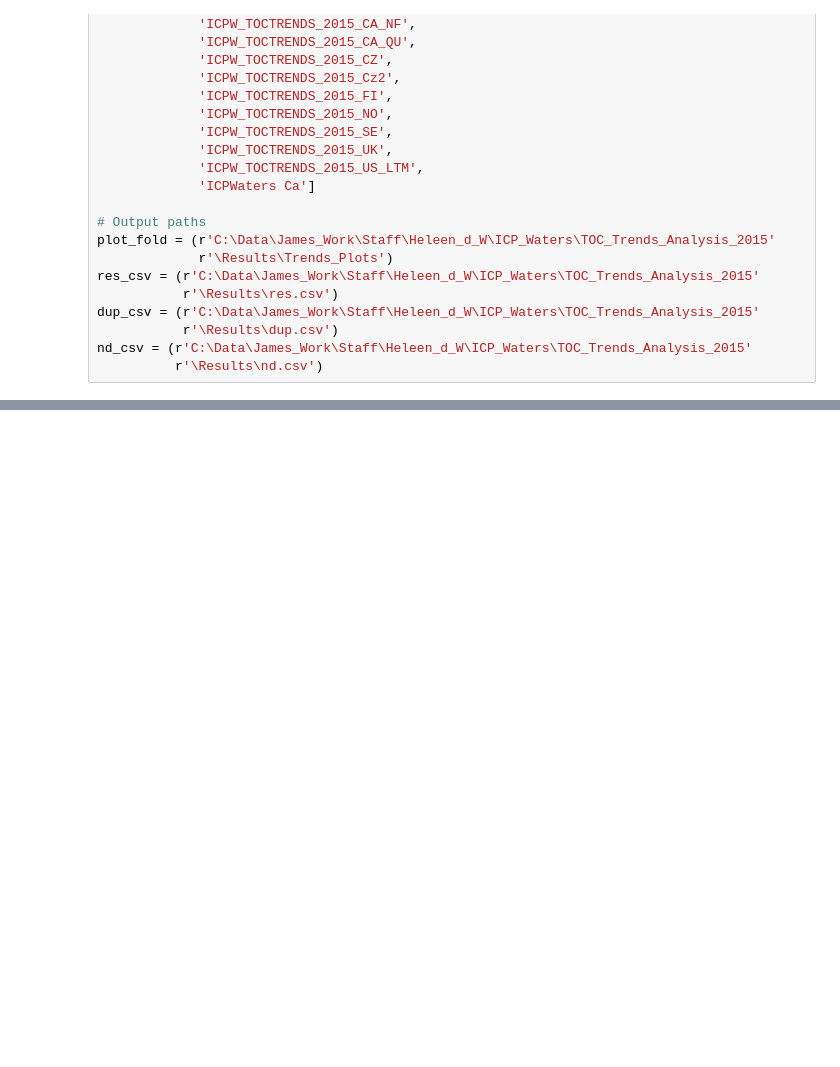
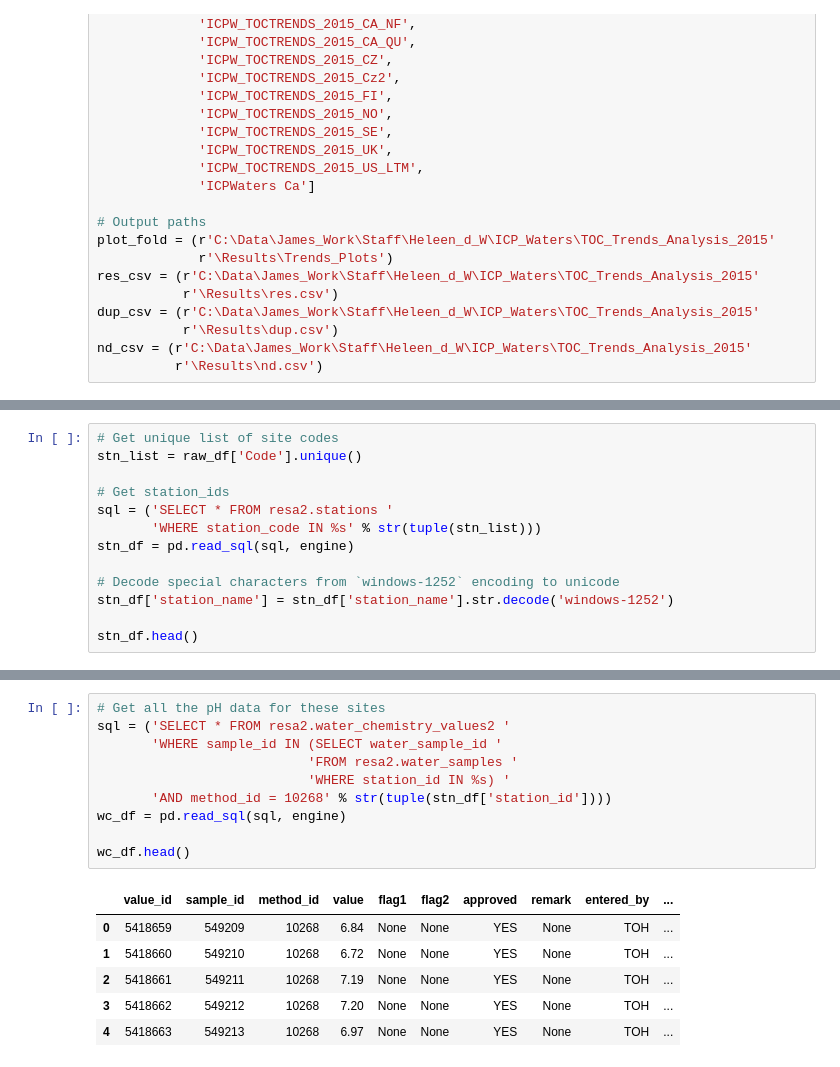
Before and after one commit to JamesSample/icpw, a Jupyter notebook: toc_trends_oct_2016.ipynb, the cells around one changed output, grey strips where cells are left out. Cells and saved outputs as stored; diff of their text form; blank space fills up the shorter version.

```diff
--- a/toc_trends_oct_2016.ipynb
+++ b/toc_trends_oct_2016.ipynb
@@ -583,0 +621,13 @@ The code seems to be working correctly, but I still have concerns about some of
+# %%
+# Get unique list of site codes
+stn_list = raw_df['Code'].unique()
+
+# Get station_ids
+sql = ('SELECT * FROM resa2.stations '
+       'WHERE station_code IN %s' % str(tuple(stn_list)))
+stn_df = pd.read_sql(sql, engine)
+
+# Decode special characters from `windows-1252` encoding to unicode
+stn_df['station_name'] = stn_df['station_name'].str.decode('windows-1252')
+
+stn_df.head()
@@ -583,0 +656,17 @@ The code seems to be working correctly, but I still have concerns about some of
+# %%
+# Get all the pH data for these sites
+sql = ('SELECT * FROM resa2.water_chemistry_values2 '
+       'WHERE sample_id IN (SELECT water_sample_id '
+                           'FROM resa2.water_samples '
+                           'WHERE station_id IN %s) '
+       'AND method_id = 10268' % str(tuple(stn_df['station_id'])))
+wc_df = pd.read_sql(sql, engine)
+
+wc_df.head()
+# %% [output]
+|  | value_id | sample_id | method_id | value | flag1 | flag2 | approved | remark | entered_by | ... |
+| 0 | 5418659 | 549209 | 10268 | 6.84 | None | None | YES | None | TOH | ... |
+| 1 | 5418660 | 549210 | 10268 | 6.72 | None | None | YES | None | TOH | ... |
+| 2 | 5418661 | 549211 | 10268 | 7.19 | None | None | YES | None | TOH | ... |
+| 3 | 5418662 | 549212 | 10268 | 7.20 | None | None | YES | None | TOH | ... |
+| 4 | 5418663 | 549213 | 10268 | 6.97 | None | None | YES | None | TOH | ... |
```
Also changed, not shown: parts of 16 cells of this notebook, 1 other file.
